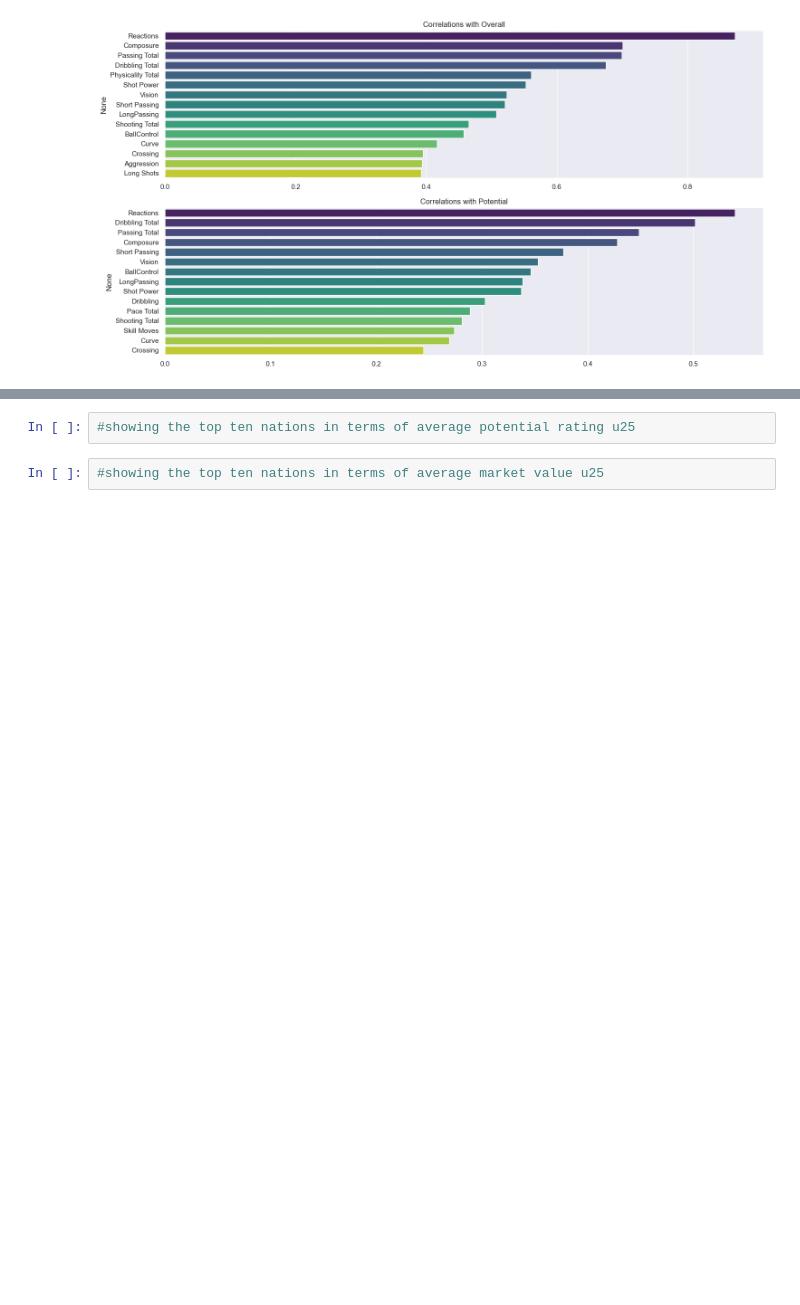
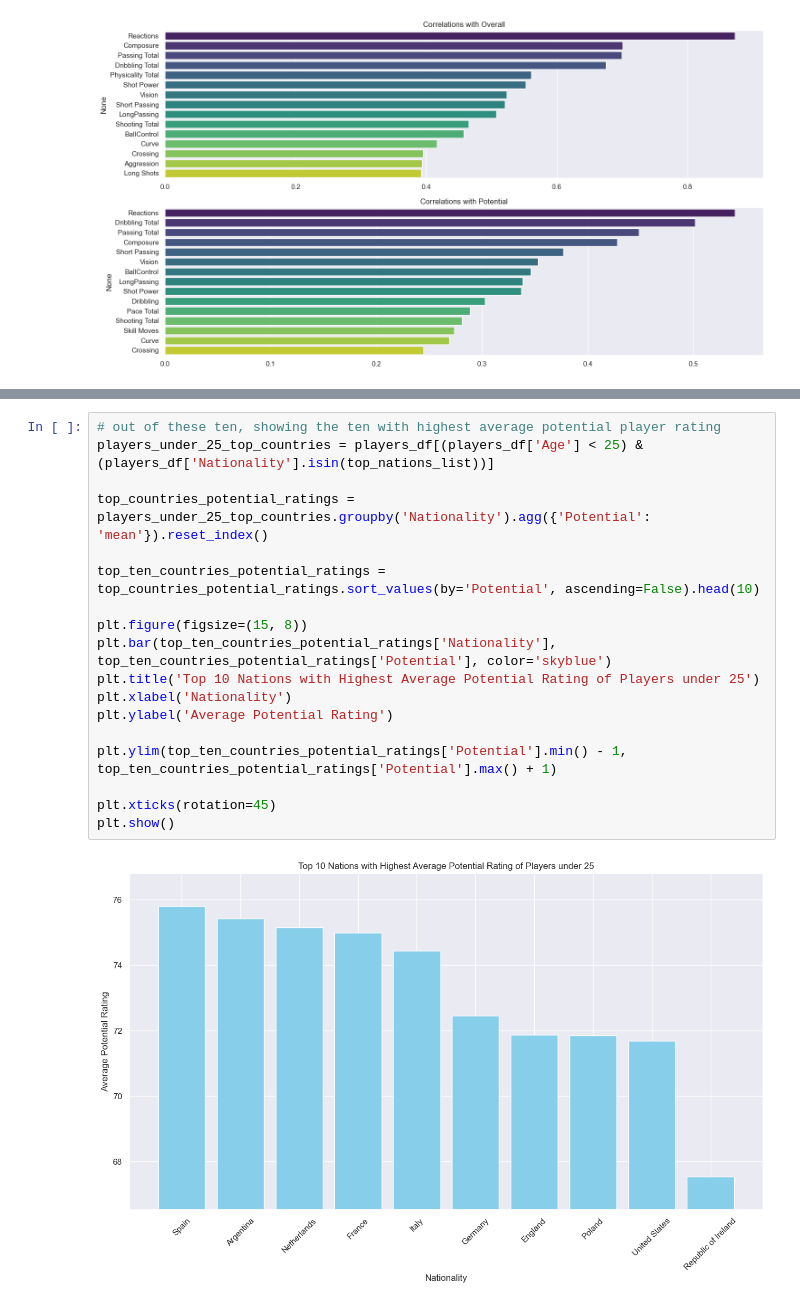
Before and after one commit to jdc25/fifa-23-data-analysis, a Jupyter notebook: Fifa presentation.ipynb, the cells around one changed output, grey strips where cells are left out. Cells and saved outputs as stored; diff of their text form; blank space fills up the shorter version.

```diff
--- a/Fifa presentation.ipynb
+++ b/Fifa presentation.ipynb
@@ -450,4 +446,20 @@ plt.show()
-# %%
-#showing the top ten nations in terms of average potential rating u25
-# %%
-#showing the top ten nations in terms of average market value u25
+# %%
+# out of these ten, showing the ten with highest average potential player rating
+players_under_25_top_countries = players_df[(players_df['Age'] < 25) & (players_df['Nationality'].isin(top_nations_list))]
+
+top_countries_potential_ratings = players_under_25_top_countries.groupby('Nationality').agg({'Potential': 'mean'}).reset_index()
+
+top_ten_countries_potential_ratings = top_countries_potential_ratings.sort_values(by='Potential', ascending=False).head(10)
+
+plt.figure(figsize=(15, 8))
+plt.bar(top_ten_countries_potential_ratings['Nationality'], top_ten_countries_potential_ratings['Potential'], color='skyblue')
+plt.title('Top 10 Nations with Highest Average Potential Rating of Players under 25')
+plt.xlabel('Nationality')
+plt.ylabel('Average Potential Rating')
+
+plt.ylim(top_ten_countries_potential_ratings['Potential'].min() - 1, top_ten_countries_potential_ratings['Potential'].max() + 1)
+
+plt.xticks(rotation=45)
+plt.show()
+# %% [output]
+[figure, added]
```
Also changed, not shown: parts of 4 cells of this notebook.
